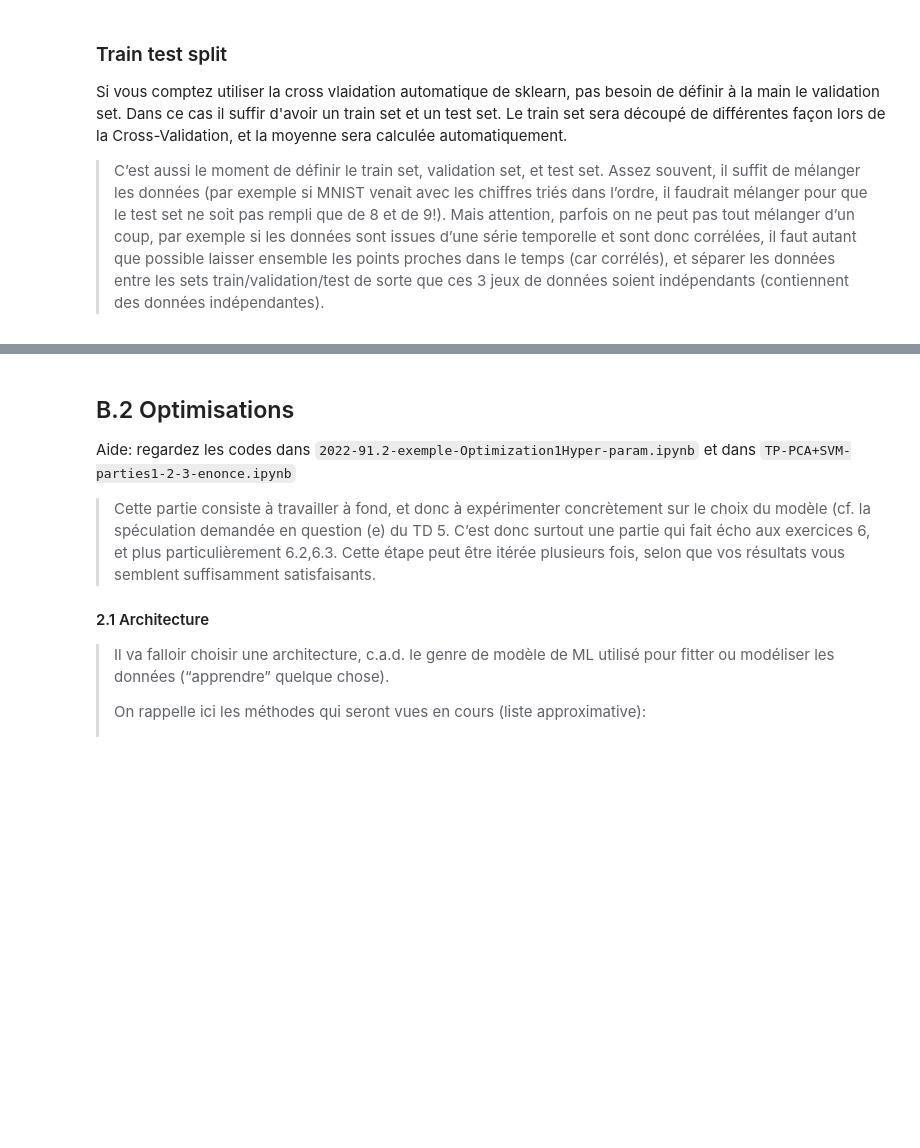
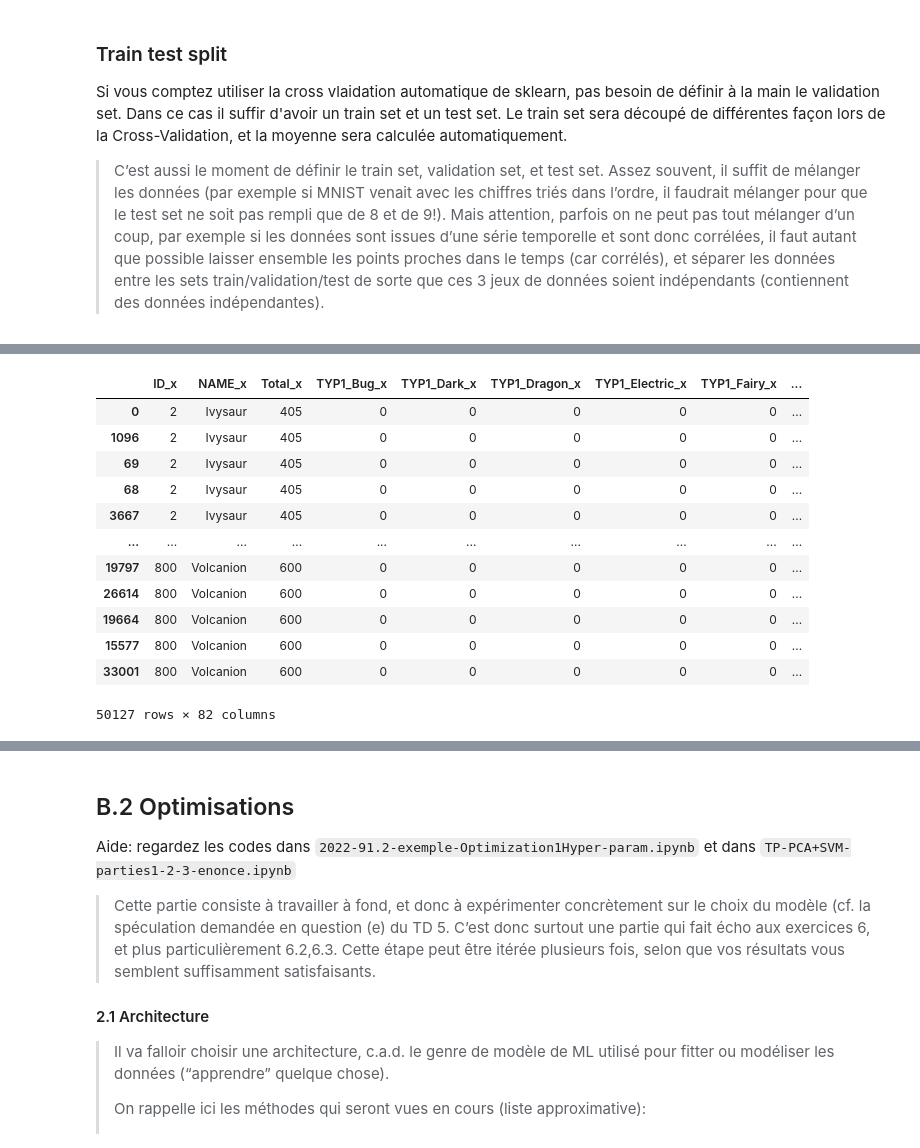
Before and after one commit to ThomasLEBRET/IAS-combatPokemon, a Jupyter notebook: BOUSSOUARFeriel_CORVESTAlex_LEBRETThoams_MANSOURIMarc/projetFinal.ipynb, the cells around one changed output, grey strips where cells are left out. Cells and saved outputs as stored; diff of their text form; code cells hidden in the pictures; blank space fills up the shorter version.

```diff
--- a/BOUSSOUARFeriel_CORVESTAlex_LEBRETThoams_MANSOURIMarc/projetFinal.ipynb
+++ b/BOUSSOUARFeriel_CORVESTAlex_LEBRETThoams_MANSOURIMarc/projetFinal.ipynb
@@ -453,0 +468,16 @@ X.shape
+# %%
+X
+# %% [output]
+|  | ID_x | NAME_x | Total_x | TYP1_Bug_x | TYP1_Dark_x | TYP1_Dragon_x | TYP1_Electric_x | TYP1_Fairy_x | ... |
+| 0 | 2 | Ivysaur | 405 | 0 | 0 | 0 | 0 | 0 | ... |
+| 1096 | 2 | Ivysaur | 405 | 0 | 0 | 0 | 0 | 0 | ... |
+| 69 | 2 | Ivysaur | 405 | 0 | 0 | 0 | 0 | 0 | ... |
+| 68 | 2 | Ivysaur | 405 | 0 | 0 | 0 | 0 | 0 | ... |
+| 3667 | 2 | Ivysaur | 405 | 0 | 0 | 0 | 0 | 0 | ... |
+| ... | ... | ... | ... | ... | ... | ... | ... | ... | ... |
+| 19797 | 800 | Volcanion | 600 | 0 | 0 | 0 | 0 | 0 | ... |
+| 26614 | 800 | Volcanion | 600 | 0 | 0 | 0 | 0 | 0 | ... |
+| 19664 | 800 | Volcanion | 600 | 0 | 0 | 0 | 0 | 0 | ... |
+| 15577 | 800 | Volcanion | 600 | 0 | 0 | 0 | 0 | 0 | ... |
+| 33001 | 800 | Volcanion | 600 | 0 | 0 | 0 | 0 | 0 | ... |
+50127 rows × 82 columns
```
Also changed, not shown: parts of 29 cells of this notebook.
